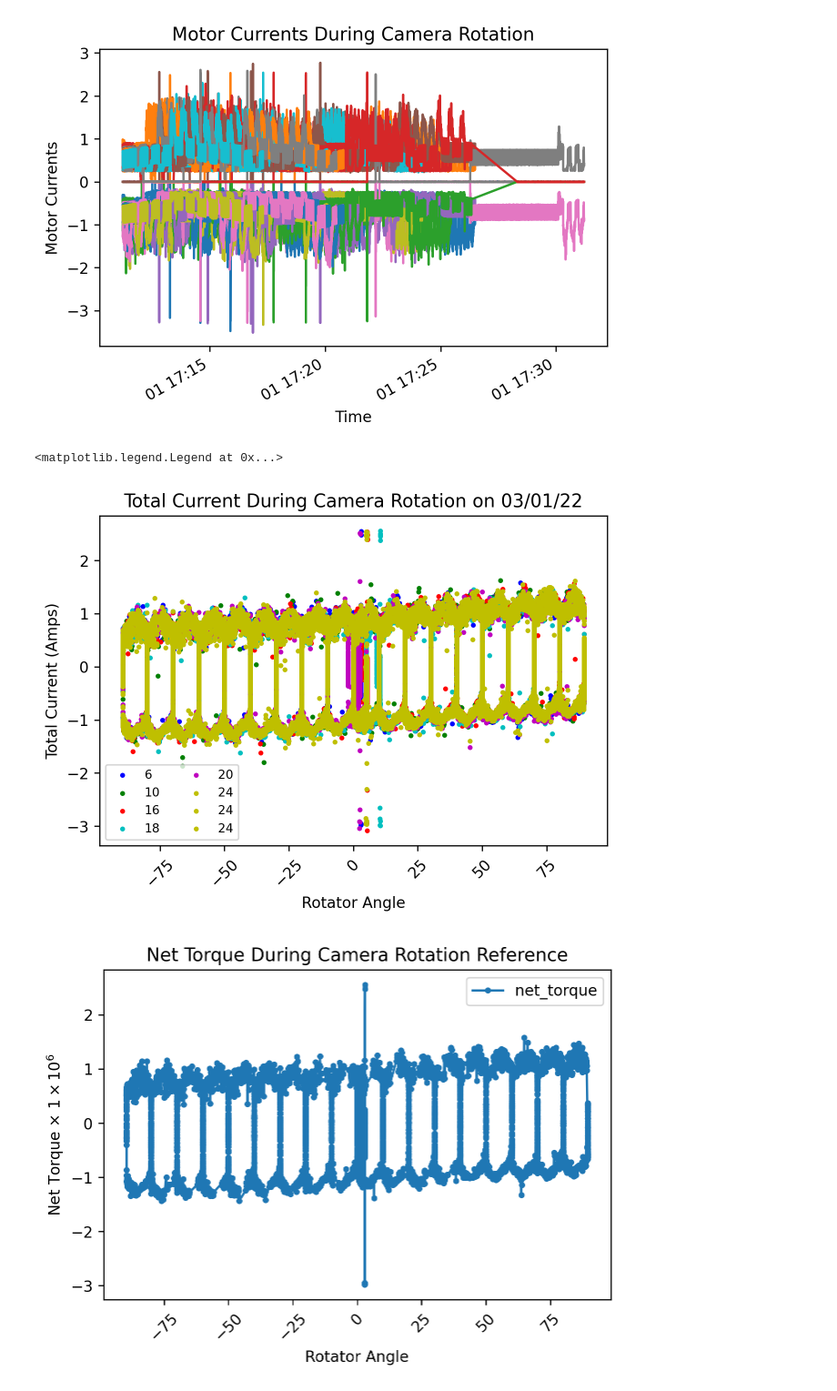
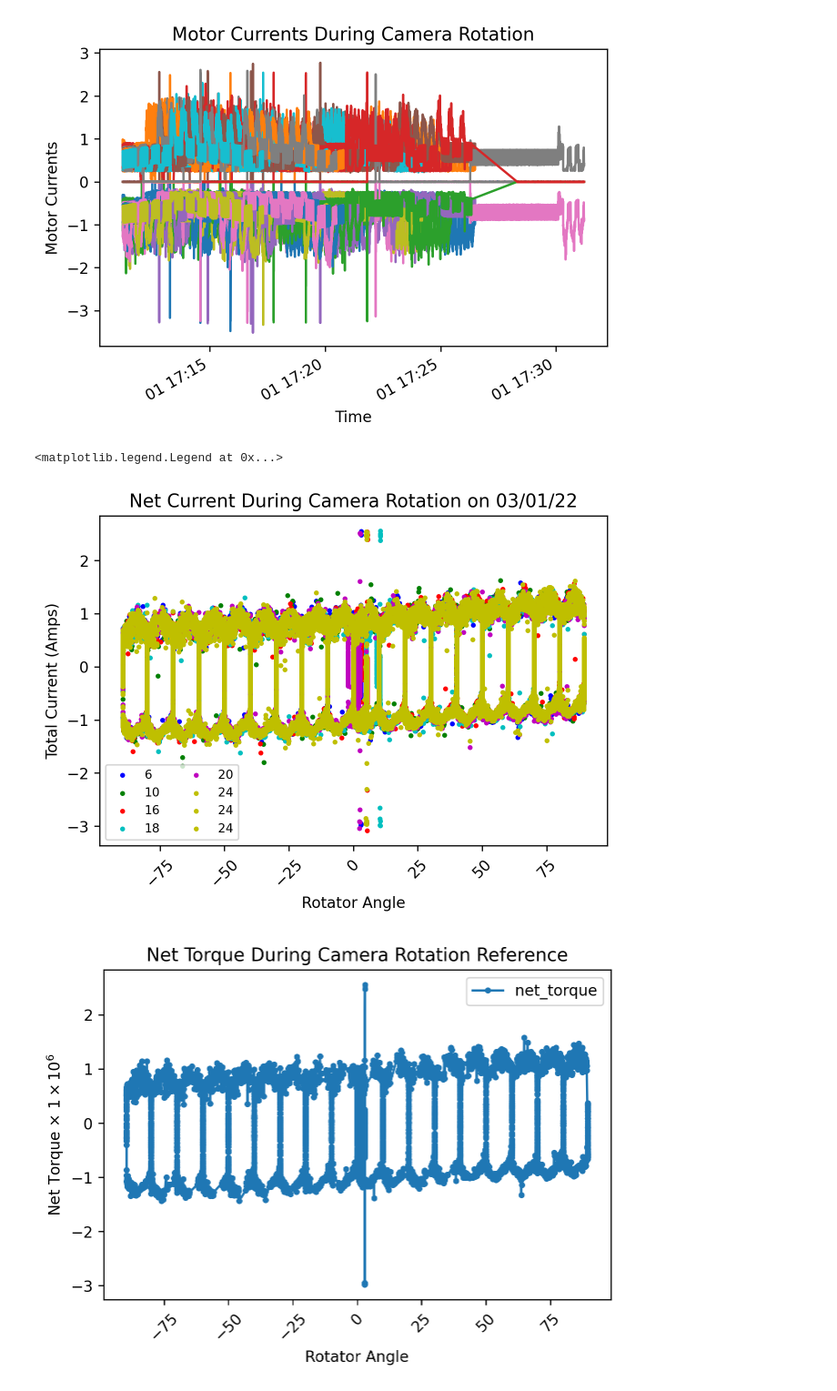
Before and after one commit to cwwalter/summit, a Jupyter notebook: Rotator Torque.ipynb, the cells around one changed output. Shown at 91% size. Cells and saved outputs as stored; diff of their text form; code cells hidden in the pictures.

```diff
--- a/Rotator Torque.ipynb
+++ b/Rotator Torque.ipynb
@@ -257,26 +238,26 @@ plt.ylabel(r'Motor Currents');
 # %%
 ax1 = dfs[0].plot.scatter('actualPosition', 'net_torque', marker=".", color='b', s=20.0, label=f'{tests[0]}')
 ax2 = dfs[1].plot.scatter('actualPosition', 'net_torque', marker=".", color='g', s=20.0, ax=ax1, label=f'{tests[1]}')
 ax3 = dfs[2].plot.scatter('actualPosition', 'net_torque', marker=".", color='r', s=20.0, ax=ax1, label=f'{tests[2]}')
 ax4 = dfs[3].plot.scatter('actualPosition', 'net_torque', marker=".", color='c', s=20.0, ax=ax1, label=f'{tests[3]}')
 ax5 = dfs[4].plot.scatter('actualPosition', 'net_torque', marker=".", color='m', s=20.0, ax=ax1, label=f'{tests[4]}')
 ax6 = dfs[5].plot.scatter('actualPosition', 'net_torque', marker=".", color='y', s=20.0, ax=ax1, label=f'{tests[5]}')
 ax7 = dfs[6].plot.scatter('actualPosition', 'net_torque', marker=".", color='y', s=20.0, ax=ax1, label=f'{tests[5]}')
 ax8 = dfs[7].plot.scatter('actualPosition', 'net_torque', marker=".", color='y', s=20.0, ax=ax1, label=f'{tests[5]}')
 
 
-plt.title(r'Total Current During Camera Rotation on 03/01/22')
+plt.title(r'Net Current During Camera Rotation on 03/01/22')
 #plt.ylim(-.001, .001)
 #plt.ylim(-1000, 1000)
 
 plt.xticks(rotation=45)
 plt.xlabel(r'Rotator Angle')
 plt.ylabel(r'Total Current (Amps)');
 
 plt.legend(ncol=2, loc='lower left', fontsize=8)
 # %% [output]
 <matplotlib.legend.Legend at 0x...>
-[figure, old version]
+[figure, new version]
 # %%
 dfs[0].plot('actualPosition', 'net_torque', marker='.')
 
```
Also changed, not shown: parts of 3 cells of this notebook.
